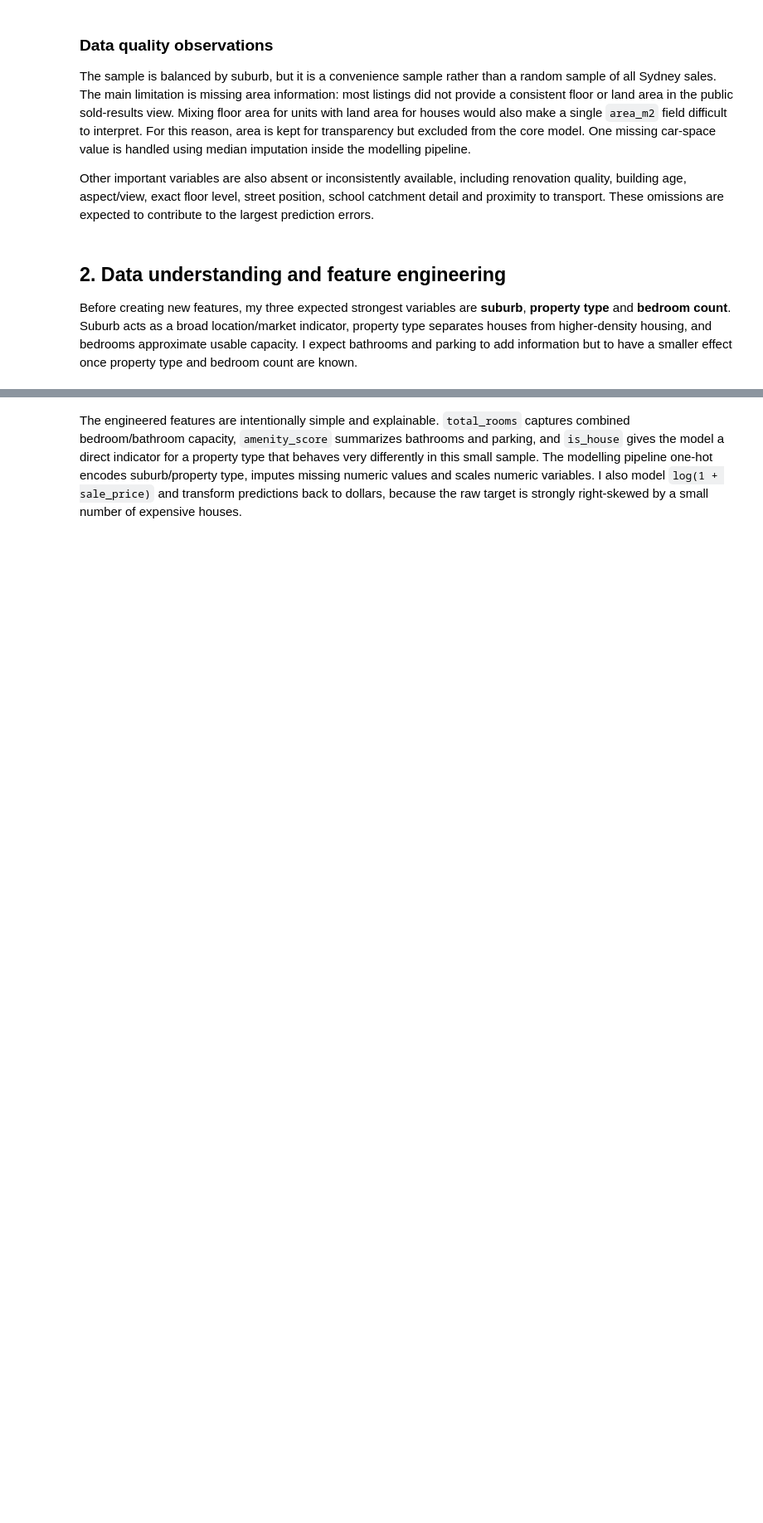
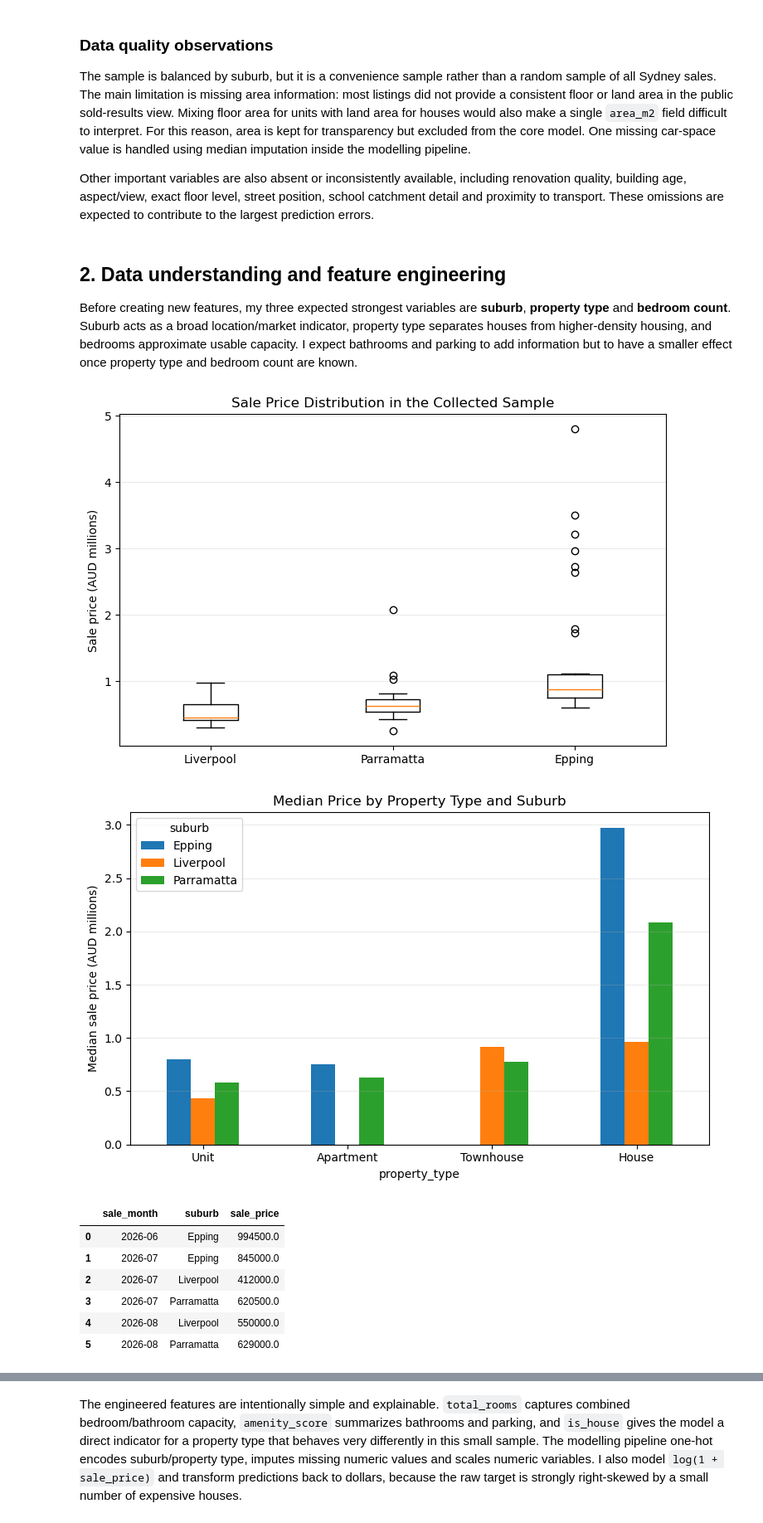
Before and after one commit to SanjaySathyakumar/SIT720-Sydney-Housing-ML, a Jupyter notebook: SIT720_8_1D_Sydney_Housing.ipynb, the cells around one changed output, grey strips where cells are left out. Shown at 83% size. Drawn from its saved outputs; the diff is of its cells as text; code cells hidden in the pictures; blank space fills up the shorter version.

Commit message:
Complete time trend analysis and final reproducibility fixes

```diff
--- a/SIT720_8_1D_Sydney_Housing.ipynb
+++ b/SIT720_8_1D_Sydney_Housing.ipynb
@@ -63,20 +96,62 @@ Before creating new features, my three expected strongest variables are **suburb
 # %%
 # Price distribution by suburb
 plt.figure(figsize=(8.5, 5.2))
 order = ['Liverpool', 'Parramatta', 'Epping']
 vals = [df.loc[df.suburb == s, 'sale_price'] / 1_000_000 for s in order]
 plt.boxplot(vals, tick_labels=order, showfliers=True)
 plt.ylabel('Sale price (AUD millions)')
 plt.title('Sale Price Distribution in the Collected Sample')
 plt.grid(axis='y', alpha=0.25)
 plt.show()
 
 # Median price by property type and suburb
 pivot = df.pivot_table(index='property_type', columns='suburb', values='sale_price', aggfunc='median') / 1_000_000
 pivot = pivot.reindex([x for x in ['Unit','Apartment','Townhouse','House'] if x in pivot.index])
 ax = pivot.plot(kind='bar', figsize=(9,5.2))
 ax.set_ylabel('Median sale price (AUD millions)')
 ax.set_title('Median Price by Property Type and Suburb')
 ax.grid(axis='y', alpha=0.25)
 plt.xticks(rotation=0)
 plt.show()
+
+# Sale price trend over time by suburb
+
+monthly_prices = (
+    df.assign(sale_month=df["sale_date"].dt.to_period("M").astype(str))
+      .groupby(["sale_month", "suburb"])["sale_price"]
+      .median()
+      .reset_index()
+)
+
+display(monthly_prices)
+
+plt.figure(figsize=(10, 6))
+
+for suburb in monthly_prices["suburb"].unique():
+    subset = monthly_prices[monthly_prices["suburb"] == suburb]
+    plt.plot(
+        subset["sale_month"],
+        subset["sale_price"],
+        marker="o",
+        label=suburb
+    )
+
+plt.xlabel("Sale month")
+plt.ylabel("Median sale price (AUD)")
+plt.title("Monthly Median Sale Price by Suburb")
+plt.xticks(rotation=45)
+plt.legend()
+plt.tight_layout()
+
+plt.savefig("monthly_price_trend.png", dpi=200, bbox_inches="tight")
+plt.show()
+# %% [output]
+[figure, added]
+[figure, added]
+|  | sale_month | suburb | sale_price |
+| 0 | 2026-06 | Epping | 994500.0 |
+| 1 | 2026-07 | Epping | 845000.0 |
+| 2 | 2026-07 | Liverpool | 412000.0 |
+| 3 | 2026-07 | Parramatta | 620500.0 |
+| 4 | 2026-08 | Liverpool | 550000.0 |
+| 5 | 2026-08 | Parramatta | 629000.0 |
```
Also changed, not shown: parts of 8 cells of this notebook, 3 other files.
